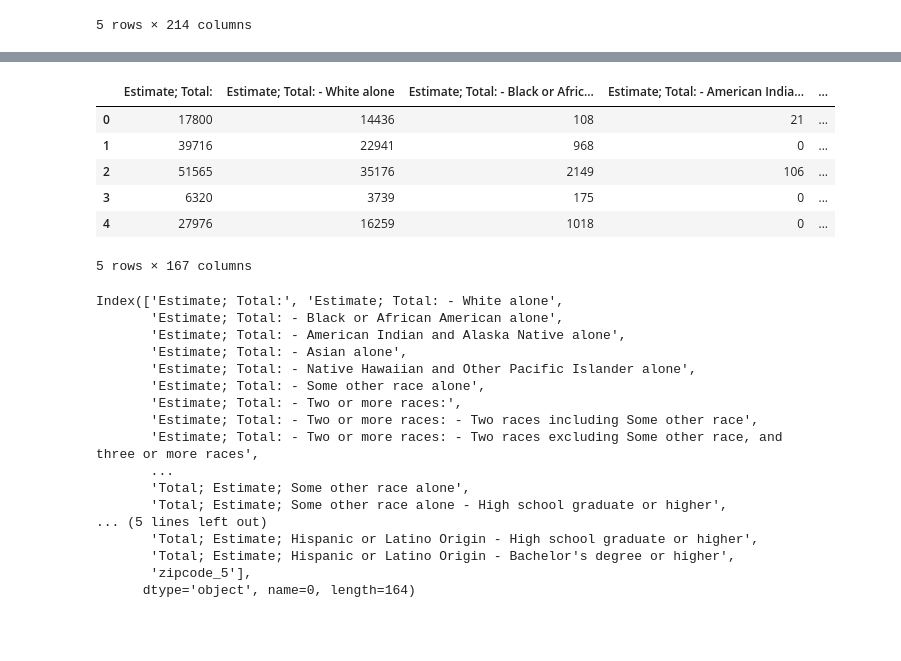
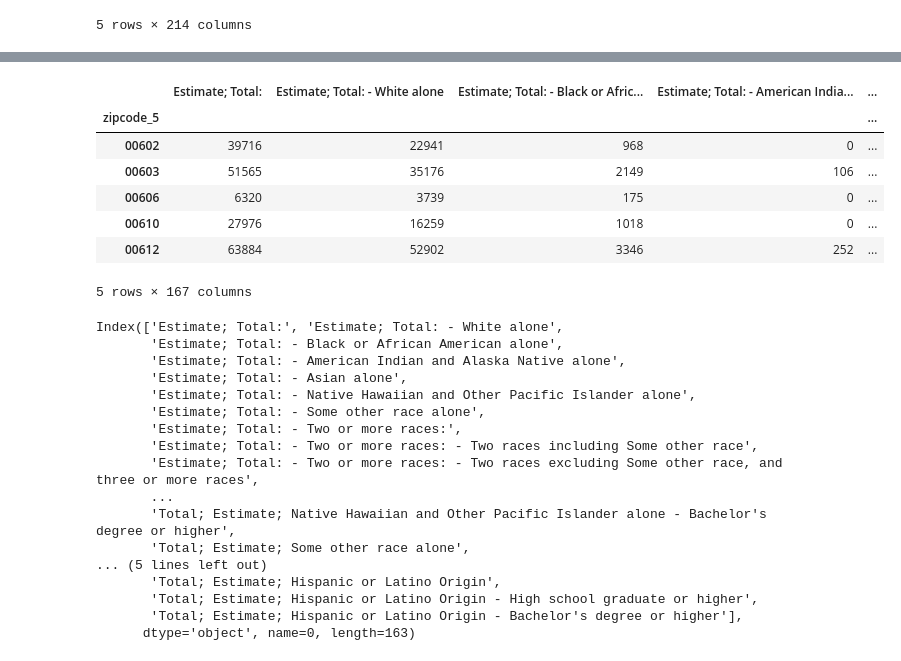
Before and after one commit to brickleq/campaign-contrib-machine, a Jupyter notebook: machine_learning/machine_learner.ipynb, the cells around one changed output, grey strips where cells are left out. Cells and saved outputs as stored; diff of their text form; code cells hidden in the pictures; blank space fills up the shorter version.

```diff
--- a/machine_learning/machine_learner.ipynb
+++ b/machine_learning/machine_learner.ipynb
@@ -75,0 +49,4 @@ zip_summary_df.to_csv('zipcode_donations.csv', index=False)
+# %%
+new_party_summary_df = party_summary_df.reset_index()
+new_party_summary_df = new_party_summary_df.pivot(index='zipcode_5', columns='CAND_PARTY').fillna(0)
+new_party_summary_df.head()
@@ -76,5 +63,5 @@ zip_summary_df.to_csv('zipcode_donations.csv', index=False)
 # %%
-census_df = pd.read_csv('census_data_2016.csv')
+census_df = pd.read_csv('census_data_2016.csv', sep=',`')
 # %%
 census_df.columns = census_df.iloc[0]
 census_df.drop(0, axis=0, inplace=True)
@@ -90,6 +77,7 @@ census_df.head()
 # %%
 census_df['zipcode_5'] = census_df['Id'].str[9:14]
 new_census_df = census_df.iloc[:, 3:]
+new_census_df.set_index('zipcode_5', inplace=True)
 new_census_df.head()
 # %% [output]
 |  | Estimate; Total: | Estimate; Total: - White alone | Estimate; Total: - Black or Afric... | Estimate; Total: - American India... | ... |
@@ -114,0 +105,7 @@ new_census_df.head()
+# %%
+new_summary_df = pd.DataFrame()
+new_summary_df['donations_sum_DEM'] = new_party_summary_df['donations_sum', 'DEM']
+new_summary_df['donations_median_DEM'] = new_party_summary_df['donations_median', 'DEM']
+new_summary_df['donations_sum_REP'] = new_party_summary_df['donations_sum', 'REP']
+new_summary_df['donations_median_REP'] = new_party_summary_df['donations_median', 'REP']
+new_summary_df.head()
@@ -115,13 +120,14 @@ new_census_df.head()
 # %%
-combined_summary_df = new_census_df.merge(zip_summary_df, how='inner')
+combined_summary_df = new_census_df.join(new_summary_df, how='inner')
 combined_summary_df.head()
 # %% [output]
 |  | Estimate; Total: | Estimate; Total: - White alone | Estimate; Total: - Black or Afric... | Estimate; Total: - American India... | ... |
-| 0 | 17800 | 14436 | 108 | 21 | ... |
-| 1 | 39716 | 22941 | 968 | 0 | ... |
-| 2 | 51565 | 35176 | 2149 | 106 | ... |
-| 3 | 6320 | 3739 | 175 | 0 | ... |
-| 4 | 27976 | 16259 | 1018 | 0 | ... |
+| zipcode_5 |  |  |  |  | ... |
+| 00602 | 39716 | 22941 | 968 | 0 | ... |
+| 00603 | 51565 | 35176 | 2149 | 106 | ... |
+| 00606 | 6320 | 3739 | 175 | 0 | ... |
+| 00610 | 27976 | 16259 | 1018 | 0 | ... |
+| 00612 | 63884 | 52902 | 3346 | 252 | ... |
 5 rows × 167 columns
 # %%
 new_census_df.columns
@@ -136,11 +142,11 @@ Index(['Estimate; Total:', 'Estimate; Total: - White alone',
        'Estimate; Total: - Two or more races: - Two races including Some other race',
        'Estimate; Total: - Two or more races: - Two races excluding Some other race, and three or more races',
        ...
+       'Total; Estimate; Native Hawaiian and Other Pacific Islander alone - Bachelor's degree or higher',
        'Total; Estimate; Some other race alone',
-       'Total; Estimate; Some other race alone - High school graduate or higher',
 ... (5 lines left out)
+       'Total; Estimate; Hispanic or Latino Origin',
        'Total; Estimate; Hispanic or Latino Origin - High school graduate or higher',
-       'Total; Estimate; Hispanic or Latino Origin - Bachelor's degree or higher',
-       'zipcode_5'],
-      dtype='object', name=0, length=164)
+       'Total; Estimate; Hispanic or Latino Origin - Bachelor's degree or higher'],
+      dtype='object', name=0, length=163)
 # %%
```
Also changed, not shown: parts of 30 cells of this notebook, 1 other file.
